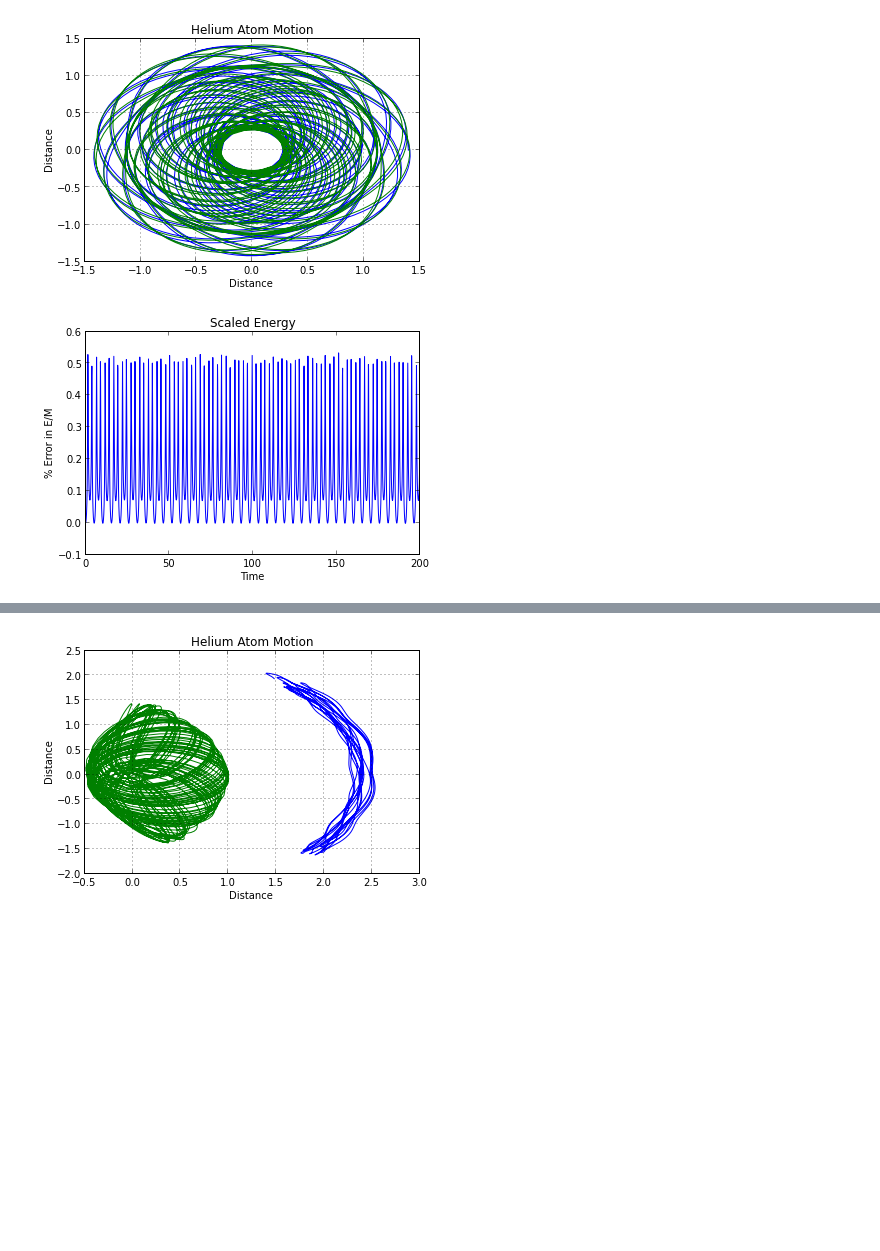
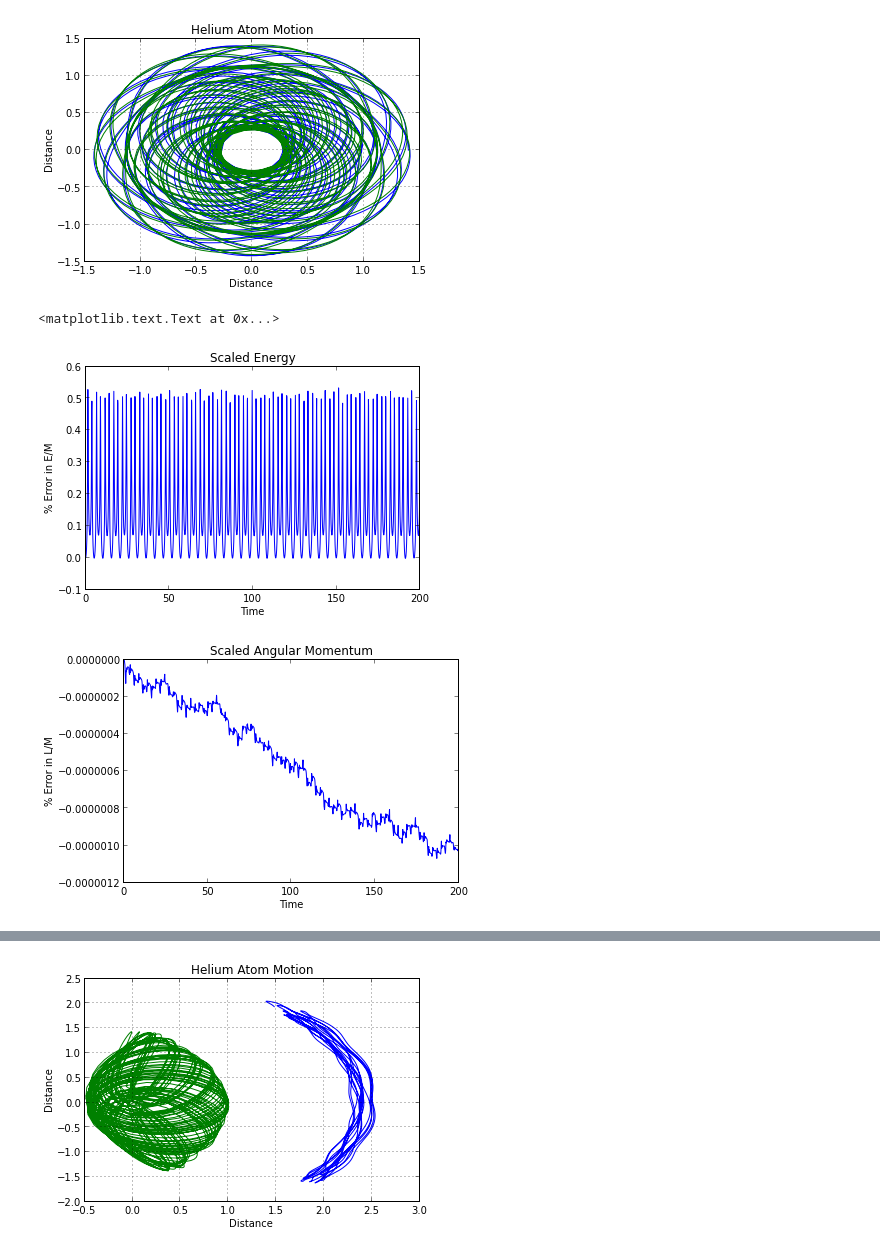
Before and after one commit to jadams4986/CSCI577, a Jupyter notebook: HeliumAtom.ipynb, the cells around one changed output, grey strips where cells are left out. Cells and saved outputs as stored; diff of their text form; code cells hidden in the pictures; blank space fills up the shorter version.

```diff
--- a/HeliumAtom.ipynb
+++ b/HeliumAtom.ipynb
@@ -159,9 +176,27 @@ plot (time, energy)
 xlabel('Time')
 ylabel('% Error in E/M')
 title('Scaled Energy')
-savefig('Energy2.png')
+#savefig('Energy2.png')
 # %% [output]
+<matplotlib.text.Text at 0x...>
 [figure]
+# %%
+#state_list=array([x1, y1, vx1, vy1, x2, y2, vx2, vy2])
+def a_momentum_calc(state_array):
+    momentum_list=[]
+    for state in state_array:
+        momentum_list.append((Gm_1*(state[0]*state[3]-state[1]*state[2])+Gm_2*(state[4]*state[7]-state[5]*state[6]))/GM)
+    return momentum_list
+
+momentum = array(a_momentum_calc(y))
+momentum = (momentum - momentum[0])/momentum[0]
+plot(time, momentum)
+xlabel('Time')
+ylabel('% Error in L/M')
+title('Scaled Angular Momentum')
+savefig('Momentum2.png')
+# %% [output]
+[figure, added]
 # %%
 # set initial conditions
 x1=3.0
```
Also changed, not shown: parts of 10 cells of this notebook, 2 other files.
